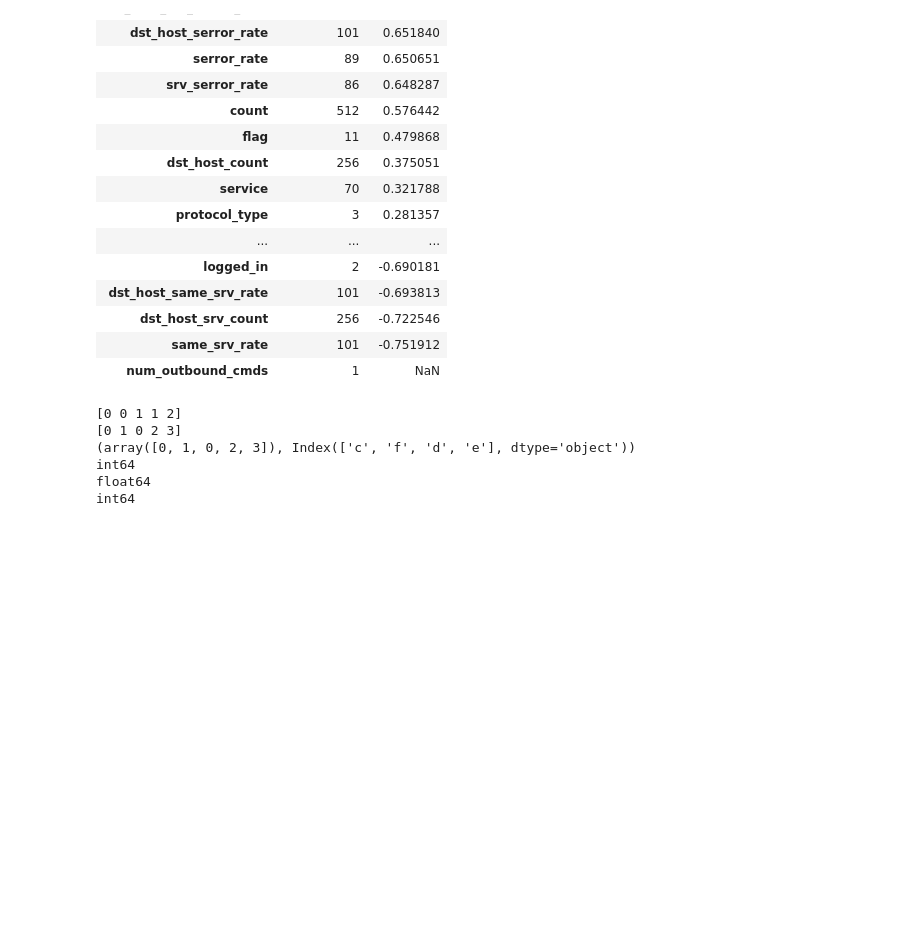
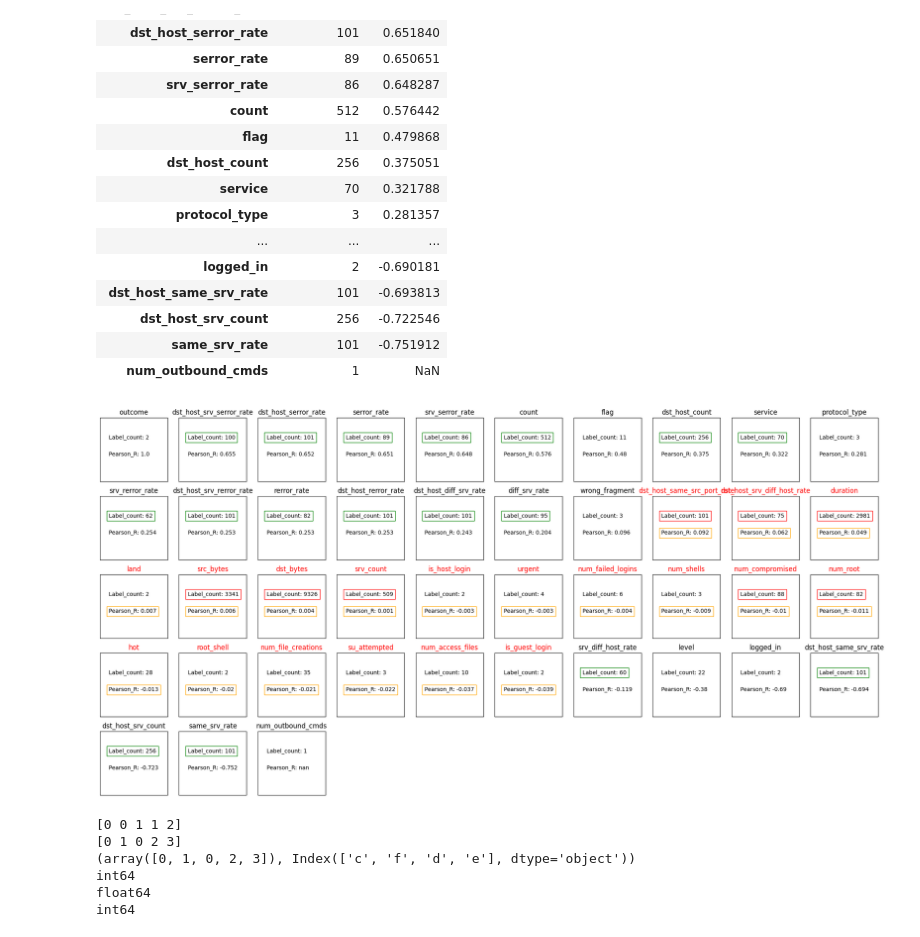
Before and after one commit to tekeuange23/ml-in-action, a Jupyter notebook: constraint-learning/constraint-learning.ipynb, the cells around one changed output. Drawn from its saved outputs; the diff is of its cells as text; code cells hidden in the pictures; blank space fills up the shorter version.

Commit message:
adding: visualizing awesome plot for label_count and pearson_r values

```diff
--- a/constraint-learning/constraint-learning.ipynb
+++ b/constraint-learning/constraint-learning.ipynb
@@ -183,6 +185,52 @@ features.sort_values("pearson_r", ascending=False)
 | dst_host_srv_count | 256 | -0.722546 |
 | same_srv_rate | 101 | -0.751912 |
 | num_outbound_cmds | 1 | NaN |
+# %%
+# specify the number of rows and columns you want to see
+num_row = 5
+num_col = 10
+
+# get a segment of the dataset
+num = num_row * num_col
+# images = X_train[:num]
+# labels = y_train[:num]
+
+# plot images
+fig, axes = plt.subplots(num_row, num_col, figsize=(2*num_col, 2*num_row))
+
+# off last cells
+for i in range(3, 10):
+  axes[-1, i].axis('off')
+
+# draw
+for i, col in enumerate(features.sort_values("pearson_r", ascending=False).index):
+    x, y = i//num_col, i % num_col
+    ax = axes[x, y]
+    # ax.imshow(images[i], cmap='binary')
+    column_to_delele = ['dst_host_same_src_port_rate','dst_host_srv_diff_host_rate','duration','land','src_bytes','dst_bytes','srv_count','is_host_login','urgent','num_failed_logins','num_shells','num_compromised','num_root','hot','root_shell','num_file_creations','su_attempted','num_access_files','is_guest_login',]
+    treshold, label_count_bbox, pearson_r_bbox, col_color = 50, None, None, 'black'
+
+    if col in column_to_delele:
+      pearson_r_bbox = dict(fill=False, edgecolor='orange', linewidth=1)
+      col_color = 'red'
+
+    if col in column_to_delele and features.loc[col, 'label_count'] > treshold:
+      label_count_bbox = dict(fill=False, edgecolor='red', linewidth=1)
+
+    if col not in column_to_delele and features.loc[col, 'label_count'] > treshold:
+      label_count_bbox = dict(fill=False, edgecolor='green', linewidth=1)
+
+    ax.text(.13, .667, f"Label_count: {features.loc[col, 'label_count']}", bbox=label_count_bbox)
+    ax.text(.13, .4, f"Pearson_R: {round(features.loc[col, 'pearson_r'], 3)}", bbox=pearson_r_bbox)
+    ax.set_title(col, color=col_color)
+    ax.get_xaxis().set_visible(False)
+    ax.get_yaxis().set_visible(False)
+    # ax.axis('off')
+
+plt.tight_layout()
+plt.show()
+# %% [output]
+[figure, added]
 # %%
 #################
 '''    TEST   '''
```
Also changed, not shown: parts of 1 cell of this notebook.
